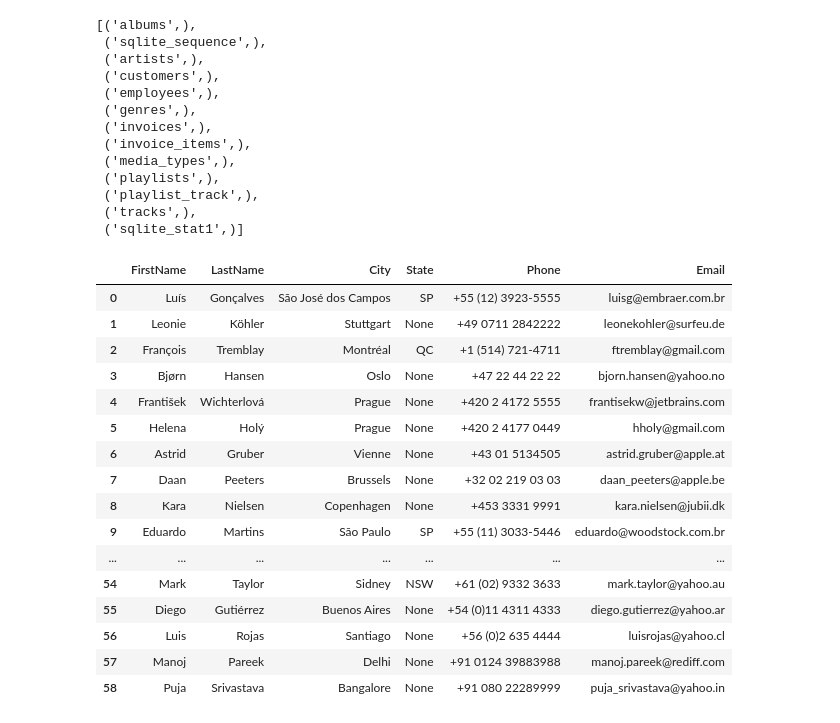
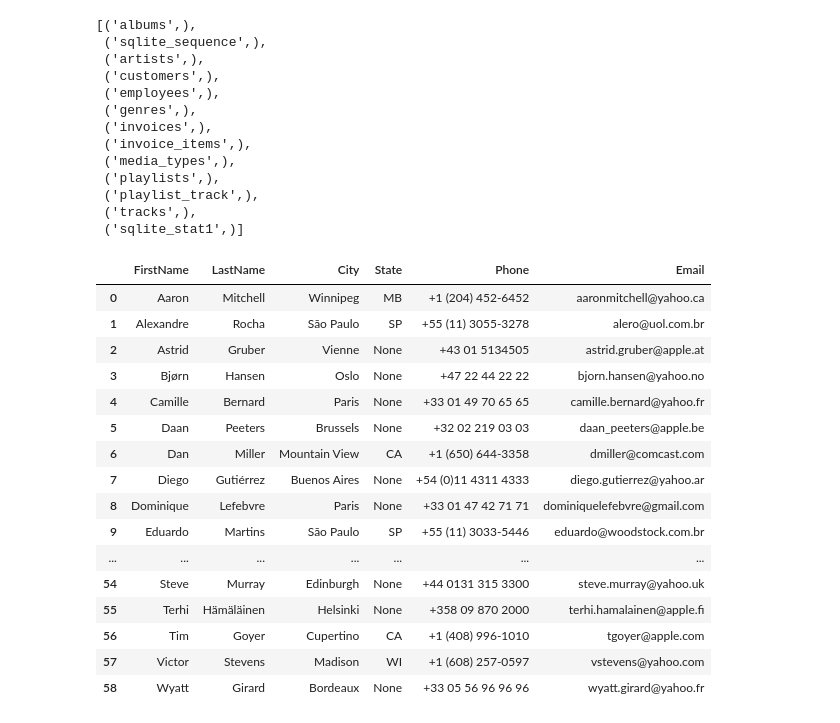
Before and after one commit to abdulhamidll/Data-Science, a Jupyter notebook: import_sqlite3_as_sql.ipynb, the cells around one changed output. Cells and saved outputs as stored; diff of their text form; code cells hidden in the pictures.

```diff
--- a/import_sqlite3_as_sql.ipynb
+++ b/import_sqlite3_as_sql.ipynb
@@ -47,23 +47,23 @@ print(cursor.fetchall())
  ('tracks',),
  ('sqlite_stat1',)]
 # %%
-query = "SELECT FirstName, LastName, City, State, Phone, Email FROM customers"
+query = "SELECT FirstName, LastName, City, State, Phone, Email FROM customers ORDER BY FirstName"
 pd.read_sql(query, db)
 # %% [output]
 |  | FirstName | LastName | City | State | Phone | Email |
-| 0 | Luís | Gonçalves | São José dos Campos | SP | +55 (12) 3923-5555 | luisg@embraer.com.br |
-| 1 | Leonie | Köhler | Stuttgart | None | +49 0711 2842222 | leonekohler@surfeu.de |
-| 2 | François | Tremblay | Montréal | QC | +1 (514) 721-4711 | ftremblay@gmail.com |
+| 0 | Aaron | Mitchell | Winnipeg | MB | +1 (204) 452-6452 | aaronmitchell@yahoo.ca |
+| 1 | Alexandre | Rocha | São Paulo | SP | +55 (11) 3055-3278 | alero@uol.com.br |
+| 2 | Astrid | Gruber | Vienne | None | +43 01 5134505 | astrid.gruber@apple.at |
 | 3 | Bjørn | Hansen | Oslo | None | +47 22 44 22 22 | bjorn.hansen@yahoo.no |
-| 4 | František | Wichterlová | Prague | None | +420 2 4172 5555 | frantisekw@jetbrains.com |
-| 5 | Helena | Holý | Prague | None | +420 2 4177 0449 | hholy@gmail.com |
-| 6 | Astrid | Gruber | Vienne | None | +43 01 5134505 | astrid.gruber@apple.at |
-| 7 | Daan | Peeters | Brussels | None | +32 02 219 03 03 | daan_peeters@apple.be |
-| 8 | Kara | Nielsen | Copenhagen | None | +453 3331 9991 | kara.nielsen@jubii.dk |
+| 4 | Camille | Bernard | Paris | None | +33 01 49 70 65 65 | camille.bernard@yahoo.fr |
+| 5 | Daan | Peeters | Brussels | None | +32 02 219 03 03 | daan_peeters@apple.be |
+| 6 | Dan | Miller | Mountain View | CA | +1 (650) 644-3358 | dmiller@comcast.com |
+| 7 | Diego | Gutiérrez | Buenos Aires | None | +54 (0)11 4311 4333 | diego.gutierrez@yahoo.ar |
+| 8 | Dominique | Lefebvre | Paris | None | +33 01 47 42 71 71 | dominiquelefebvre@gmail.com |
 | 9 | Eduardo | Martins | São Paulo | SP | +55 (11) 3033-5446 | eduardo@woodstock.com.br |
 | ... | ... | ... | ... | ... | ... | ... |
-| 54 | Mark | Taylor | Sidney | NSW | +61 (02) 9332 3633 | mark.taylor@yahoo.au |
-| 55 | Diego | Gutiérrez | Buenos Aires | None | +54 (0)11 4311 4333 | diego.gutierrez@yahoo.ar |
-| 56 | Luis | Rojas | Santiago | None | +56 (0)2 635 4444 | luisrojas@yahoo.cl |
-| 57 | Manoj | Pareek | Delhi | None | +91 0124 39883988 | manoj.pareek@rediff.com |
-| 58 | Puja | Srivastava | Bangalore | None | +91 080 22289999 | puja_srivastava@yahoo.in |
+| 54 | Steve | Murray | Edinburgh | None | +44 0131 315 3300 | steve.murray@yahoo.uk |
+| 55 | Terhi | Hämäläinen | Helsinki | None | +358 09 870 2000 | terhi.hamalainen@apple.fi |
+| 56 | Tim | Goyer | Cupertino | CA | +1 (408) 996-1010 | tgoyer@apple.com |
+| 57 | Victor | Stevens | Madison | WI | +1 (608) 257-0597 | vstevens@yahoo.com |
+| 58 | Wyatt | Girard | Bordeaux | None | +33 05 56 96 96 96 | wyatt.girard@yahoo.fr |
```
Also changed, not shown: parts of 1 cell of this notebook.
